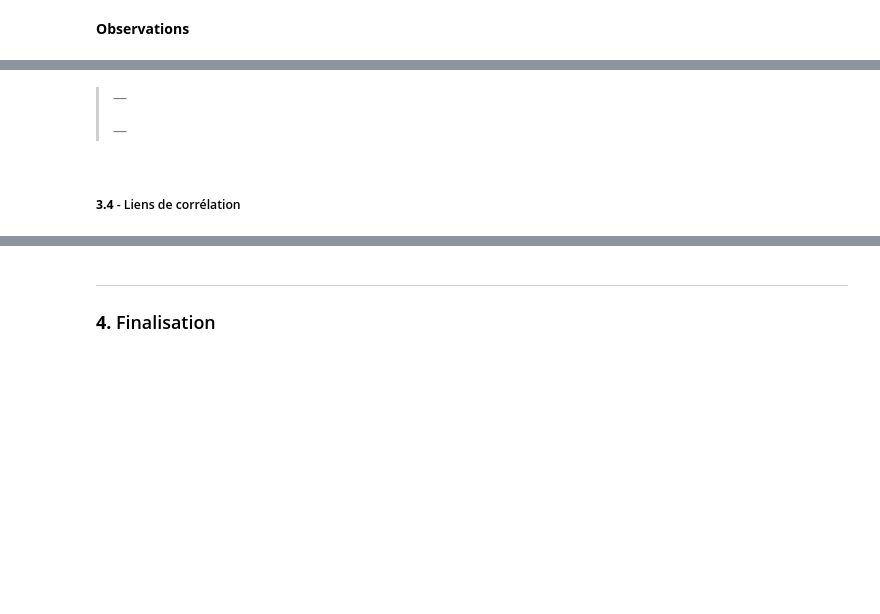
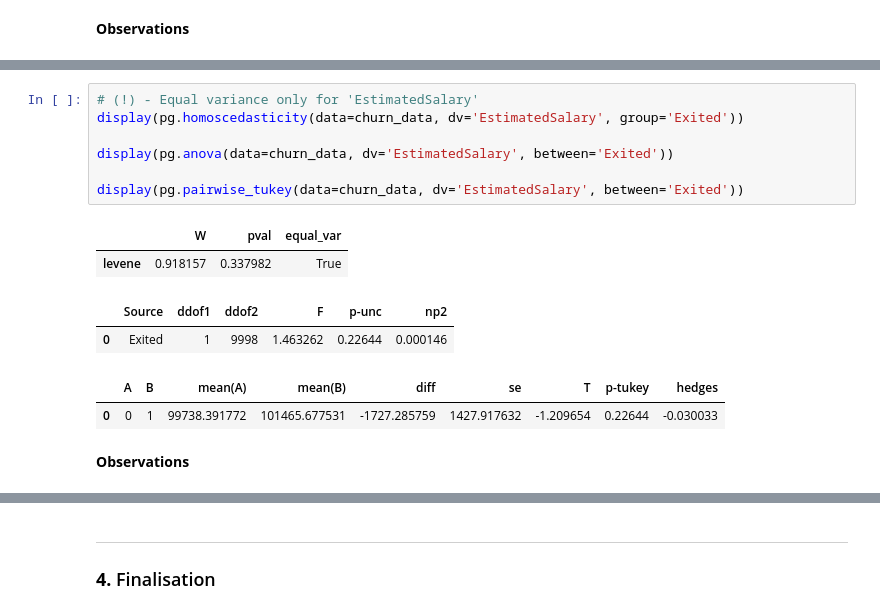
Before and after one commit to ElodieBayet/ai-developer, a Jupyter notebook: 06.projects/02.churn/eda_churn.ipynb, the cells around one changed output, grey strips where cells are left out. Cells and saved outputs as stored; diff of their text form; blank space fills up the shorter version.

```diff
--- a/06.projects/02.churn/eda_churn.ipynb
+++ b/06.projects/02.churn/eda_churn.ipynb
@@ -759,6 +841,16 @@ plt.show()
+# %%
+# (!) - Equal variance only for 'EstimatedSalary'
+display(pg.homoscedasticity(data=churn_data, dv='EstimatedSalary', group='Exited'))
+
+display(pg.anova(data=churn_data, dv='EstimatedSalary', between='Exited'))
+
+display(pg.pairwise_tukey(data=churn_data, dv='EstimatedSalary', between='Exited'))
+# %% [output]
+|  | W | pval | equal_var |
+| levene | 0.918157 | 0.337982 | True |
+|  | Source | ddof1 | ddof2 | F | p-unc | np2 |
+| 0 | Exited | 1 | 9998 | 1.463262 | 0.22644 | 0.000146 |
+|  | A | B | mean(A) | mean(B) | diff | se | T | p-tukey | hedges |
+| 0 | 0 | 1 | 99738.391772 | 101465.677531 | -1727.285759 | 1427.917632 | -1.209654 | 0.22644 | -0.030033 |
 # %% [markdown]
-> —
->
-> —
+**Observations**
-# %% [markdown]
-##### **3.4** - Liens de corrélation
```
Also changed, not shown: parts of 38 cells of this notebook, 2 other files.
